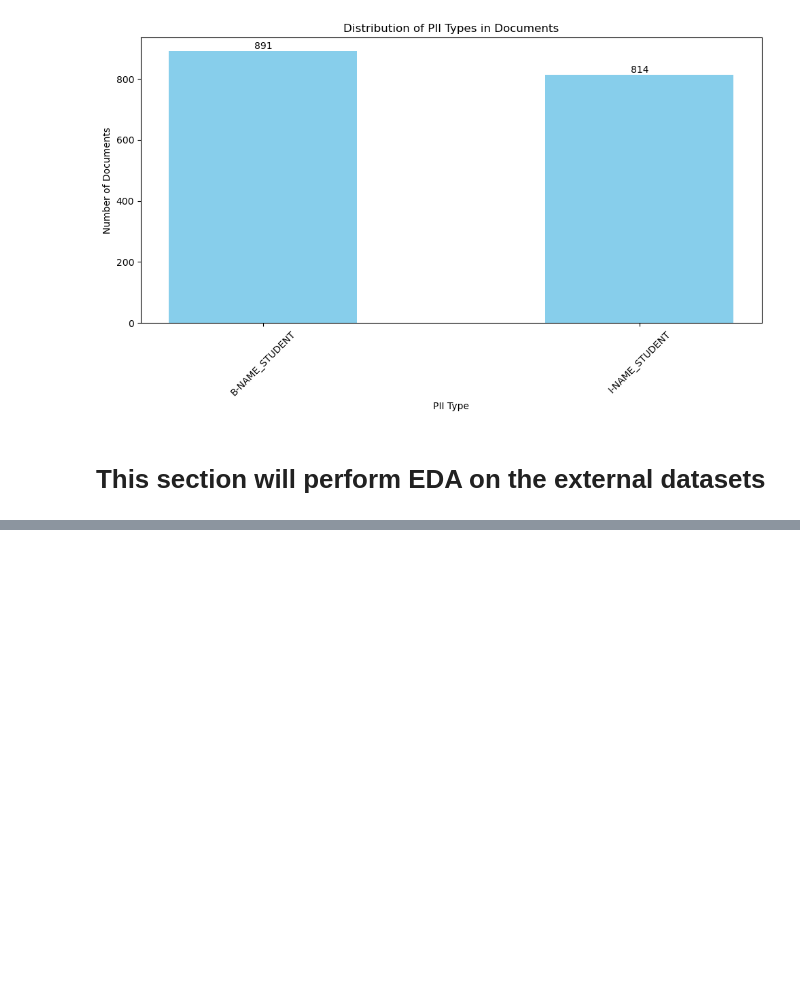
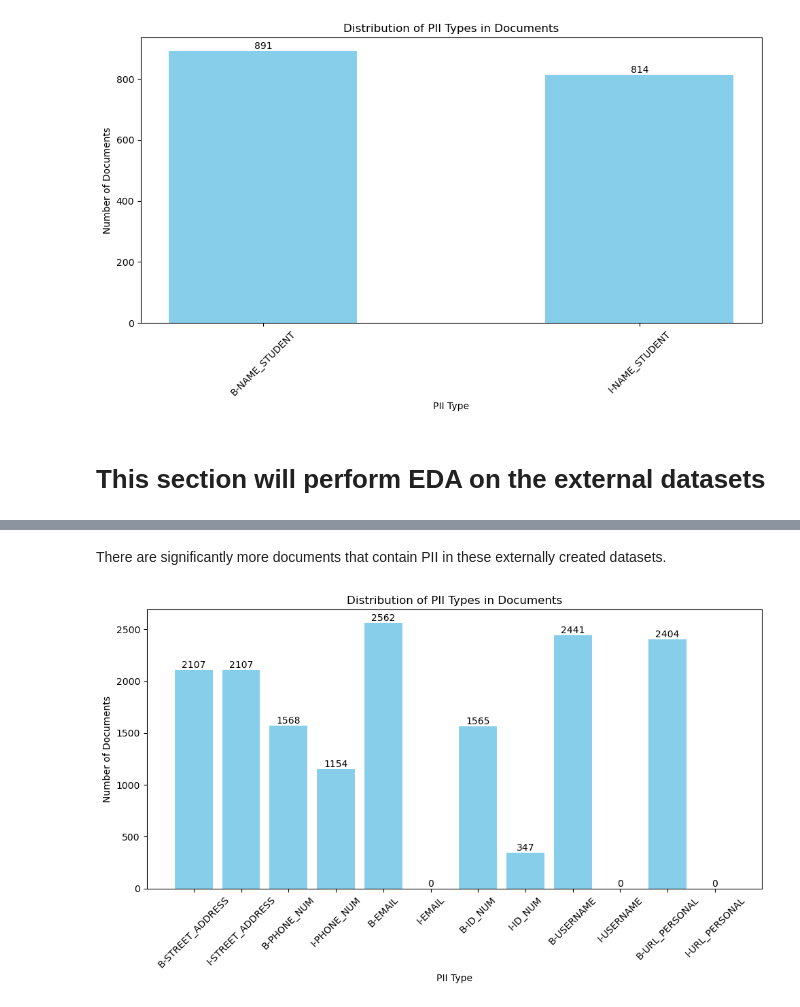
Before and after one commit to alanklin/NLP-Final, a Jupyter notebook: Code/eda.ipynb, the cells around one changed output, grey strips where cells are left out. Saved outputs shown, nothing was run; the diff lists cells and outputs as text; code cells hidden in the pictures; blank space fills up the shorter version.

```diff
--- a/Code/eda.ipynb
+++ b/Code/eda.ipynb
@@ -232,0 +239,29 @@ FileNotFoundError: File C:\NLP-Final\Data\external_dataset_1.json does not exist
+# %% [markdown]
+There are significantly more documents that contain PII in these externally created datasets.
+# %%
+# Define the list of PII types to count
+pii_types = ['B-STREET_ADDRESS', 'I-STREET_ADDRESS', 'B-PHONE_NUM','I-PHONE_NUM', 'B-EMAIL','I-EMAIL', 'B-ID_NUM', 'I-ID_NUM', 'B-USERNAME', 'I-USERNAME', 'B-URL_PERSONAL', 'I-URL_PERSONAL']
+
+# Count the number of documents containing each PII type
+pii_counts = {pii: sum(pii in labels for labels in external1['labels']) for pii in pii_types}
+
+# Convert the counts to a DataFrame for easier plotting
+pii_counts_df = pd.DataFrame(list(pii_counts.items()), columns=['PII Type', 'Document Count'])
+
+# Plot the distribution of PII types
+plt.figure(figsize=(10, 6))
+bars = plt.bar(pii_counts_df['PII Type'], pii_counts_df['Document Count'], color='skyblue')
+
+# Add counts on top of the bars
+for bar in bars:
+    height = bar.get_height()
+    plt.text(bar.get_x() + bar.get_width() / 2, height, str(height), ha='center', va='bottom')
+
+plt.xlabel('PII Type')
+plt.ylabel('Number of Documents')
+plt.title('Distribution of PII Types in Documents')
+plt.xticks(rotation=45)
+plt.tight_layout()
+plt.show()
+# %% [output]
+[figure, added]
```
Also changed, not shown: parts of 5 cells of this notebook, 3 other files.
